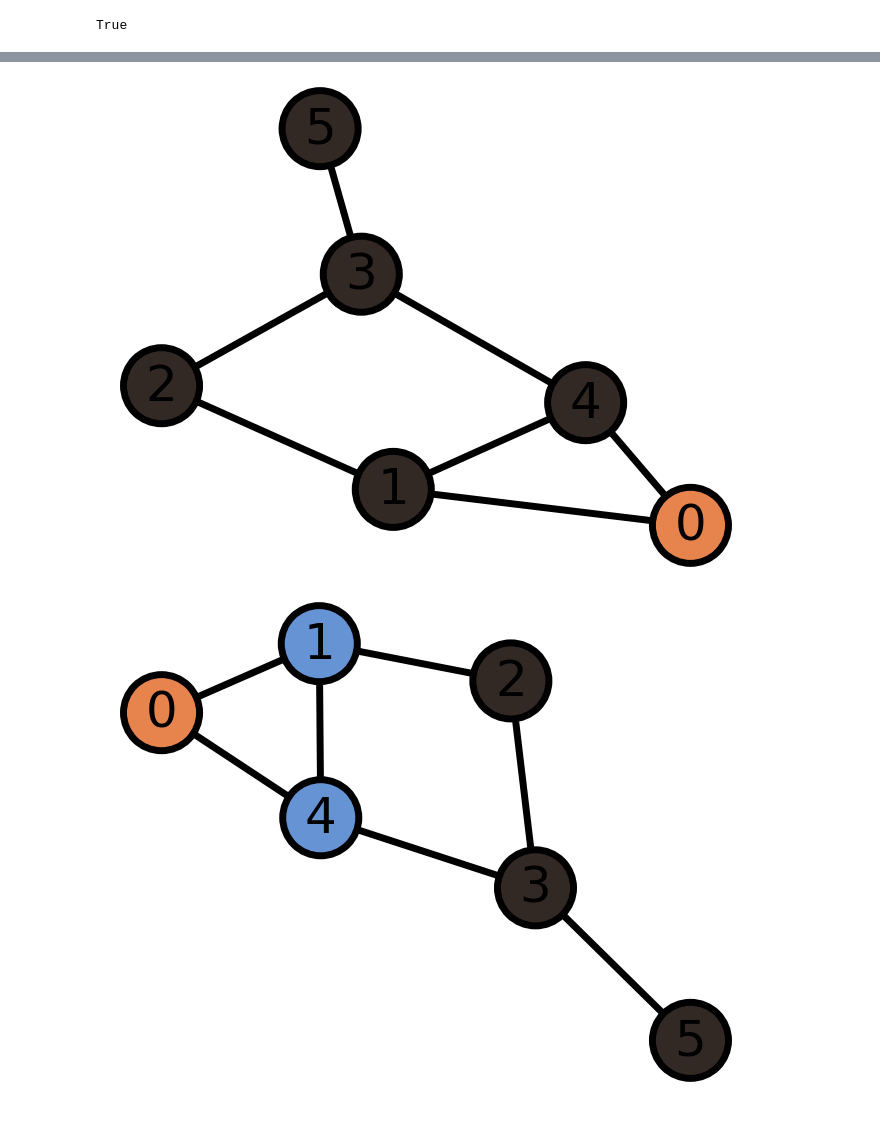
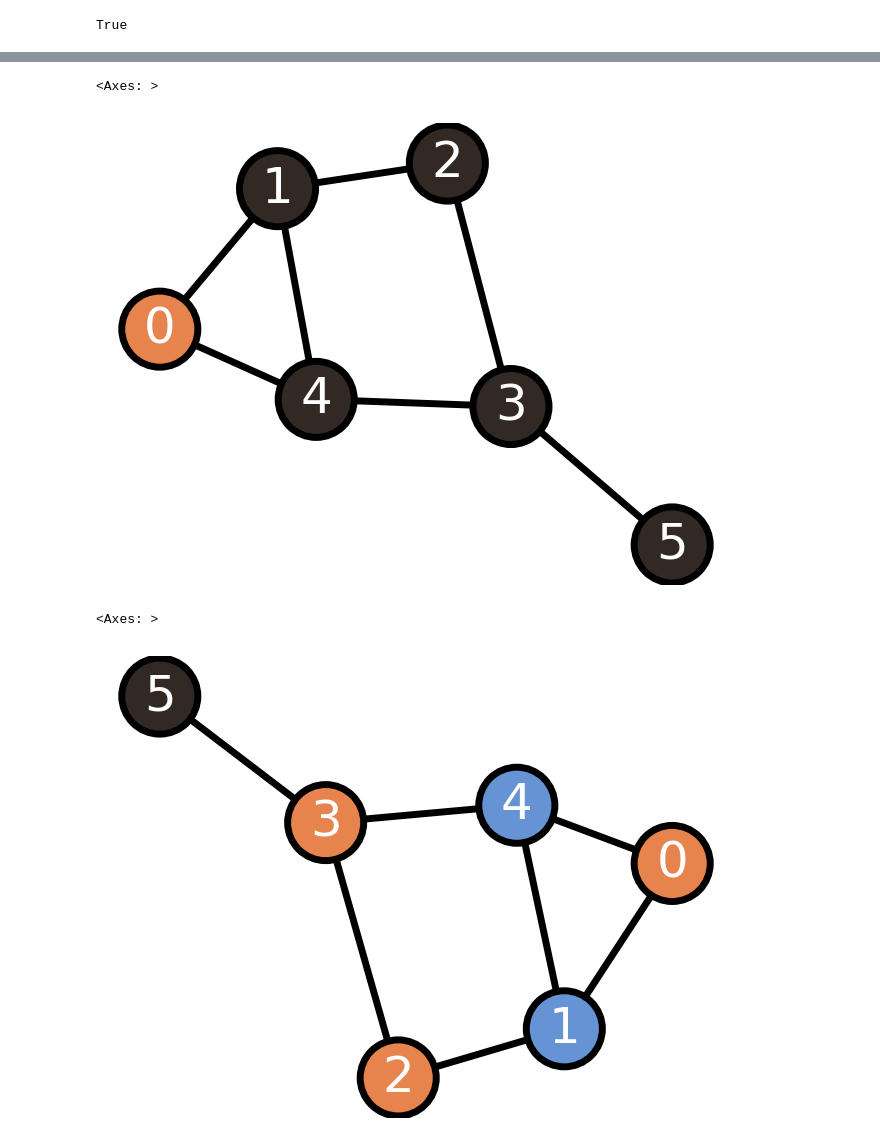
Before and after one commit to yoonhero/mmmm, a Jupyter notebook: natural_gradient.ipynb, the cells around one changed output, grey strips where cells are left out. Saved outputs shown, nothing was run; the diff lists cells and outputs as text; code cells hidden in the pictures.

Commit message:
graph eig

```diff
--- a/natural_gradient.ipynb
+++ b/natural_gradient.ipynb
@@ -384,6 +402,12 @@ nodes = list(range(6))
 edges = [(0, 1), (0, 4), (1, 2), (1, 4), (2, 3), (3, 4), (3, 5)]
 G = nx.Graph()
 G.add_edges_from(edges)
+G.graph["name"] = "normal"
+
+ugly_edges = list(zip(nodes, nodes[1:]))
+ugly_graph = nx.Graph()
+ugly_graph.add_edges_from(ugly_edges)
+ugly_graph.graph["name"] = "ugly"
 # %%
 G.adj, G.degree
 # %% [output]
@@ -392,7 +416,8 @@ G.adj, G.degree
 # %%
 import seaborn as sns
 
-def awesome_graph(w:np.array):
+def awesome_graph(G, w:np.array, pos=None, return_pos=False):
+    f, ax = plt.subplots(figsize=(8, 6))
     division = 20
     palette = sns.diverging_palette(250, 30, l=65, center="dark", as_cmap=True)(np.linspace(0, 1, division))
     node_color = []
@@ -405,10 +430,16 @@ def awesome_graph(w:np.array):
         "node_size": 3000,
         "node_color": node_color,
         "edgecolors": "black",
+        "font_color": "white",
         "linewidths": 5,
         "width": 5,
     }
-    return nx.draw(G, with_labels=True, **options)
+    if not pos:
+        pos = nx.spring_layout(G)
+    _ = nx.draw(G, with_labels=True, **options, ax=ax, pos=pos)
+    if return_pos:
+        return ax, pos
+    return ax
 
-awesome_graph(np.random.randn(len(G)))
+awesome_graph(G, np.random.randn(len(G)))
 # %% [output]
@@ -456,9 +505,11 @@ True
 # %%
 w = np.array([1, 0, 0, 0, 0, 0])
-awesome_graph(w)
+awesome_graph(G, w)
 # %% [output]
+<Axes: >
-[figure, old version]
+[figure, new version]
 # %%
-awesome_graph(graph_laplacian @ w)
+awesome_graph(G, np.linalg.matrix_power(graph_laplacian, 2) @ w)
 # %% [output]
+<Axes: >
-[figure, old version]
+[figure, new version]
```
Also changed, not shown: parts of 20 cells of this notebook, 21 other files.
